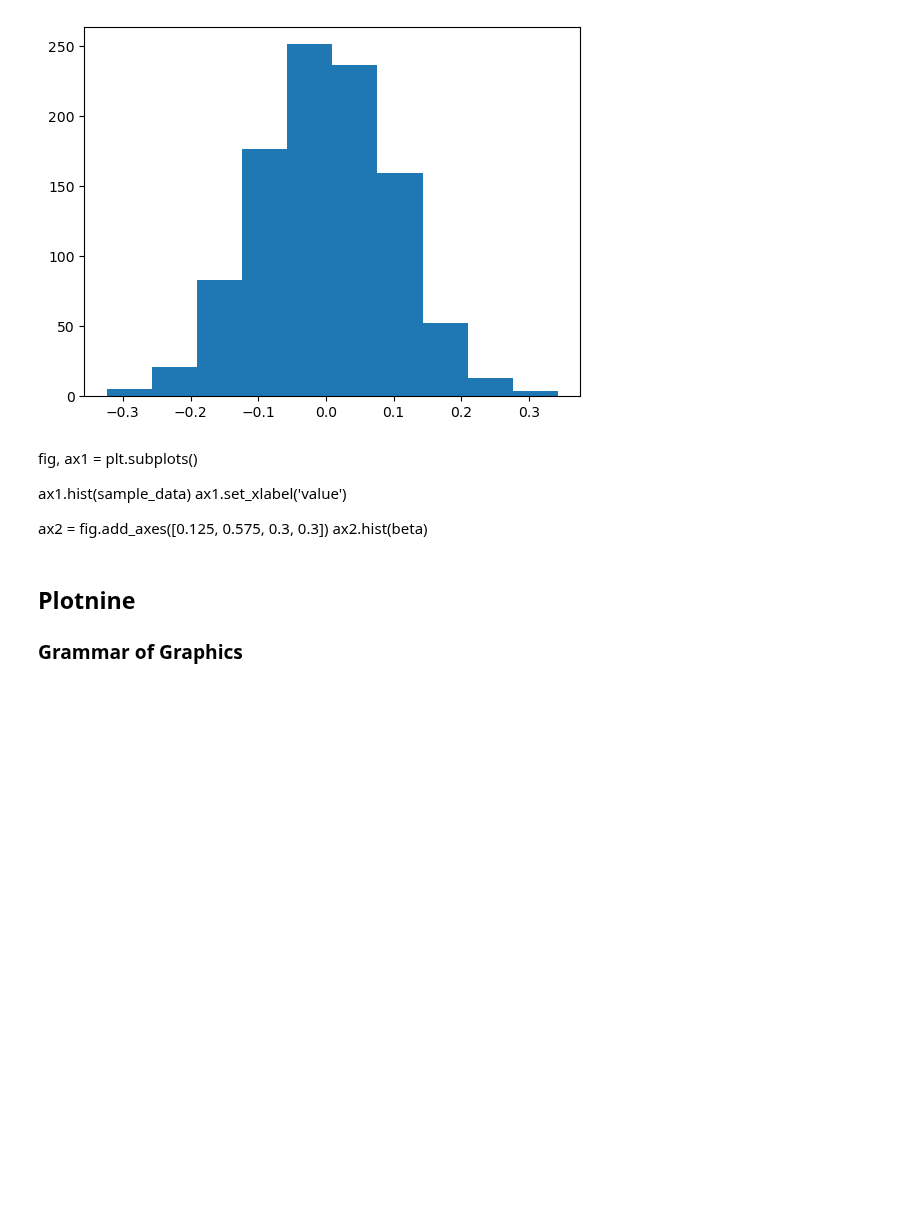
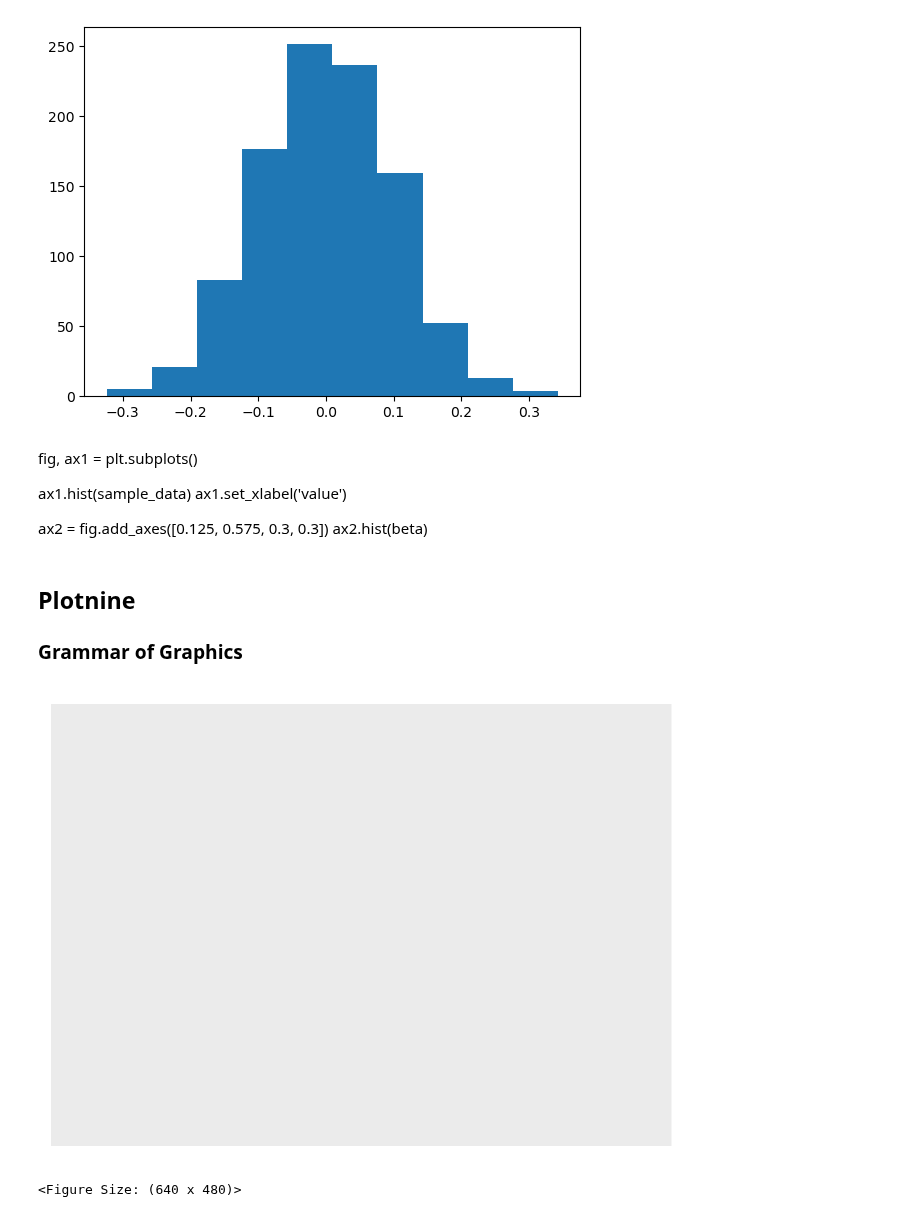
Before and after one commit to ubvu/2023-05-30-python, a Jupyter notebook: notebooks/plotting.ipynb, the cells around one changed output. Drawn from its saved outputs; the diff is of its cells as text; code cells hidden in the pictures; blank space fills up the shorter version.

```diff
--- a/notebooks/plotting.ipynb
+++ b/notebooks/plotting.ipynb
@@ -65,3 +65,10 @@ import pandas as pd
 # %%
 surveys_cp = pd.read_csv('../data/surveys.csv')
 surveys_cp = surveys_cp.dropna()
+# %%
+(
+    p9.ggplot(data=surveys_cp)
+)
+# %% [output]
+[figure, added]
+<Figure Size: (640 x 480)>
```
